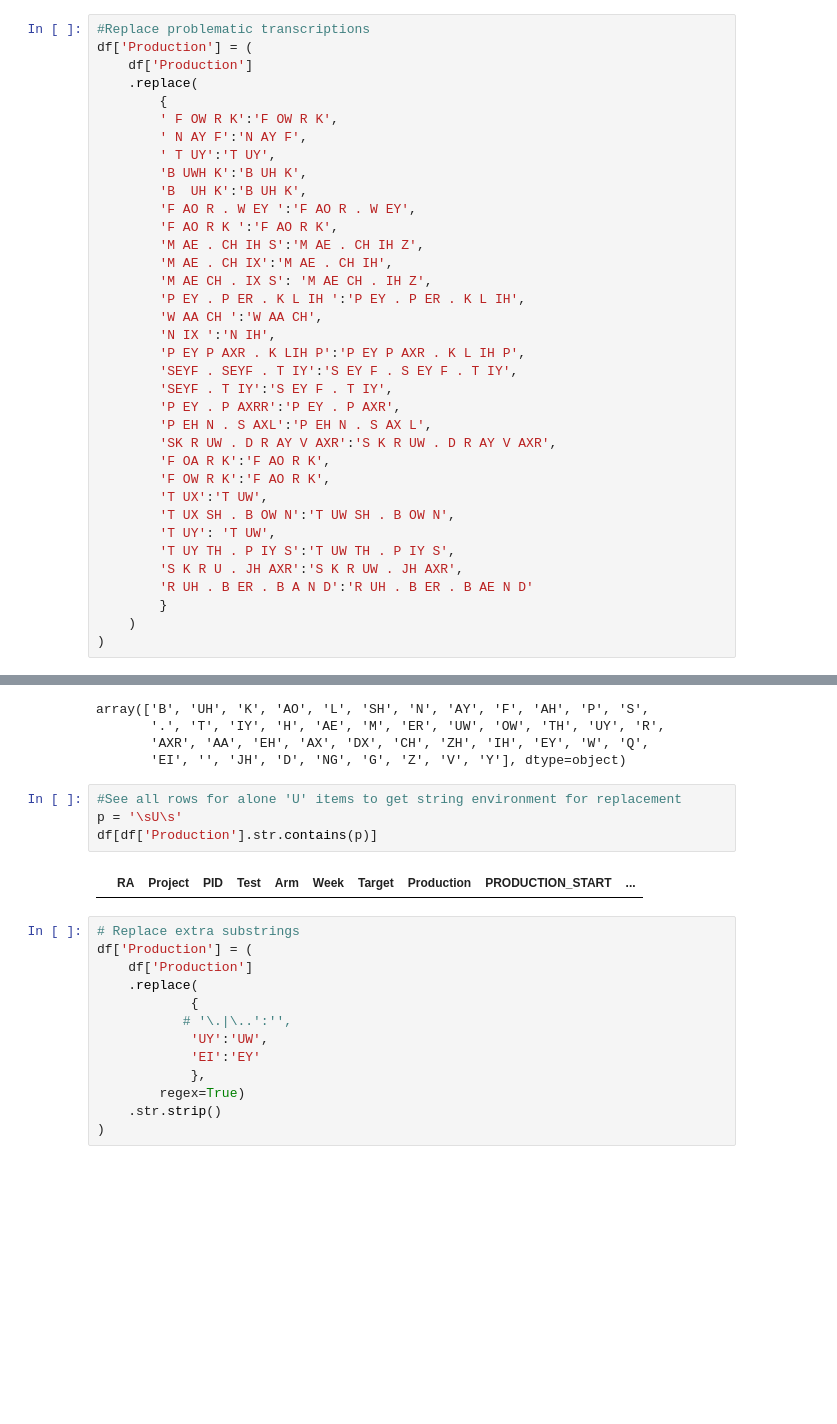
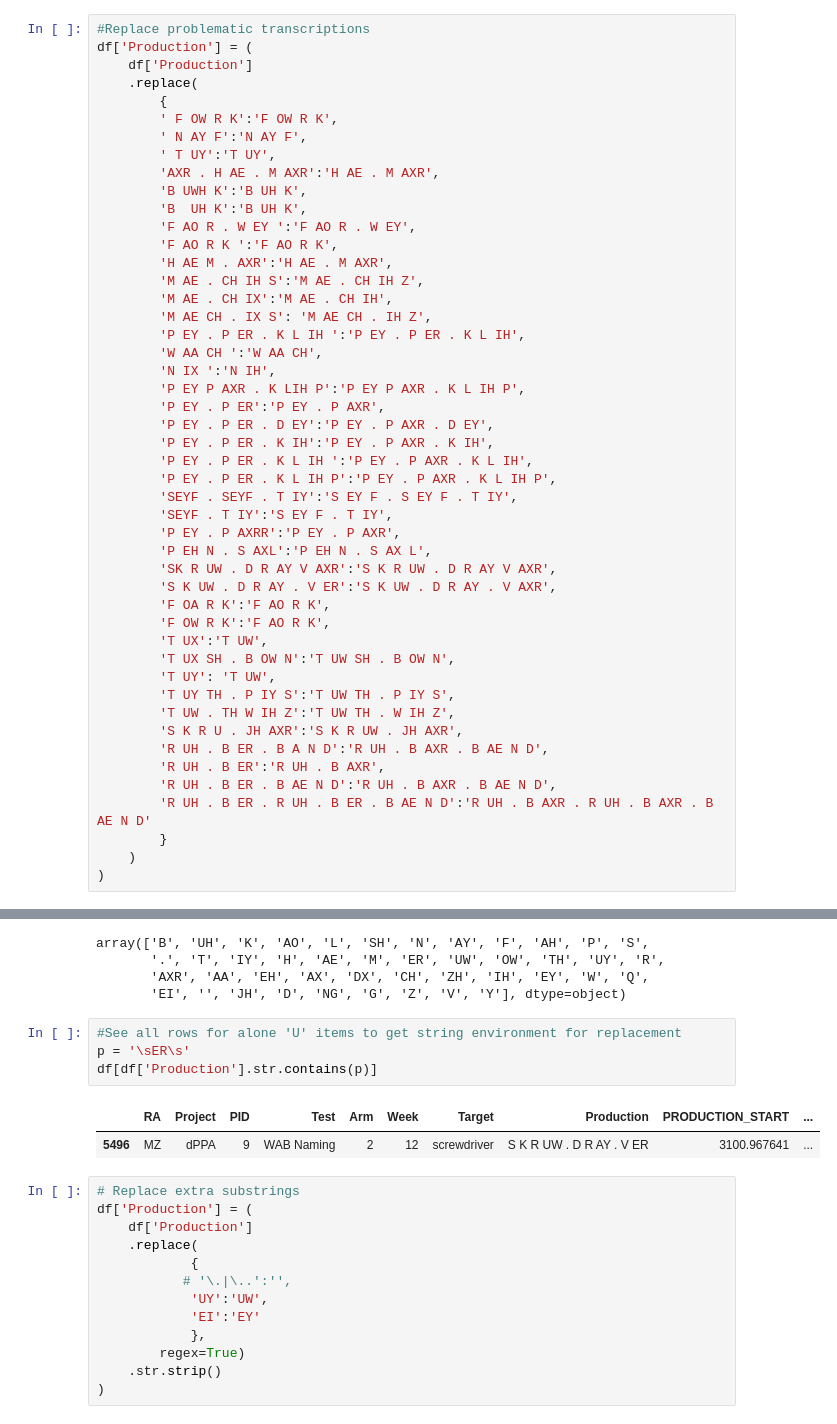
Before and after one commit to tmbiro/lvPhon, a Jupyter notebook: Python/1-DataCleaning-v100223.ipynb, the cells around one changed output, grey strips where cells are left out. Cells and saved outputs as stored; diff of their text form; blank space fills up the shorter version.

```diff
--- a/Python/1-DataCleaning-v100223.ipynb
+++ b/Python/1-DataCleaning-v100223.ipynb
@@ -149,10 +149,12 @@ df['Production'] = (
         ' F OW R K':'F OW R K',
         ' N AY F':'N AY F',
         ' T UY':'T UY',
+        'AXR . H AE . M AXR':'H AE . M AXR',
         'B UWH K':'B UH K',
         'B  UH K':'B UH K',
         'F AO R . W EY ':'F AO R . W EY',
         'F AO R K ':'F AO R K',
+        'H AE M . AXR':'H AE . M AXR',
         'M AE . CH IH S':'M AE . CH IH Z',
         'M AE . CH IX':'M AE . CH IH',
         'M AE CH . IX S': 'M AE CH . IH Z',
@@ -160,19 +162,29 @@ df['Production'] = (
         'W AA CH ':'W AA CH',
         'N IX ':'N IH',
         'P EY P AXR . K LIH P':'P EY P AXR . K L IH P',
+        'P EY . P ER':'P EY . P AXR',
+        'P EY . P ER . D EY':'P EY . P AXR . D EY',
+        'P EY . P ER . K IH':'P EY . P AXR . K IH',
+        'P EY . P ER . K L IH ':'P EY . P AXR . K L IH',
+        'P EY . P ER . K L IH P':'P EY . P AXR . K L IH P',
         'SEYF . SEYF . T IY':'S EY F . S EY F . T IY',
         'SEYF . T IY':'S EY F . T IY',
         'P EY . P AXRR':'P EY . P AXR',
         'P EH N . S AXL':'P EH N . S AX L',
         'SK R UW . D R AY V AXR':'S K R UW . D R AY V AXR',
+        'S K UW . D R AY . V ER':'S K UW . D R AY . V AXR',
         'F OA R K':'F AO R K',
         'F OW R K':'F AO R K',
         'T UX':'T UW',
         'T UX SH . B OW N':'T UW SH . B OW N',
         'T UY': 'T UW',
         'T UY TH . P IY S':'T UW TH . P IY S',
+        'T UW . TH W IH Z':'T UW TH . W IH Z',
         'S K R U . JH AXR':'S K R UW . JH AXR',
-        'R UH . B ER . B A N D':'R UH . B ER . B AE N D'
+        'R UH . B ER . B A N D':'R UH . B AXR . B AE N D',
+        'R UH . B ER':'R UH . B AXR',
+        'R UH . B ER . B AE N D':'R UH . B AXR . B AE N D',
+        'R UH . B ER . R UH . B ER . B AE N D':'R UH . B AXR . R UH . B AXR . B AE N D'
         }
     )
 )
@@ -193,10 +205,11 @@ array(['B', 'UH', 'K', 'AO', 'L', 'SH', 'N', 'AY', 'F', 'AH', 'P', 'S',
        'EI', '', 'JH', 'D', 'NG', 'G', 'Z', 'V', 'Y'], dtype=object)
 # %%
 #See all rows for alone 'U' items to get string environment for replacement
-p = '\sU\s'
+p = '\sER\s'
 df[df['Production'].str.contains(p)]
 # %% [output]
 |  | RA | Project | PID | Test | Arm | Week | Target | Production | PRODUCTION_START | ... |
+| 5496 | MZ | dPPA | 9 | WAB Naming | 2 | 12 | screwdriver | S K R UW . D R AY . V ER | 3100.967641 | ... |
 # %%
 # Replace extra substrings
 df['Production'] = (
```
Also changed, not shown: parts of 1 cell of this notebook, 6 other files.
